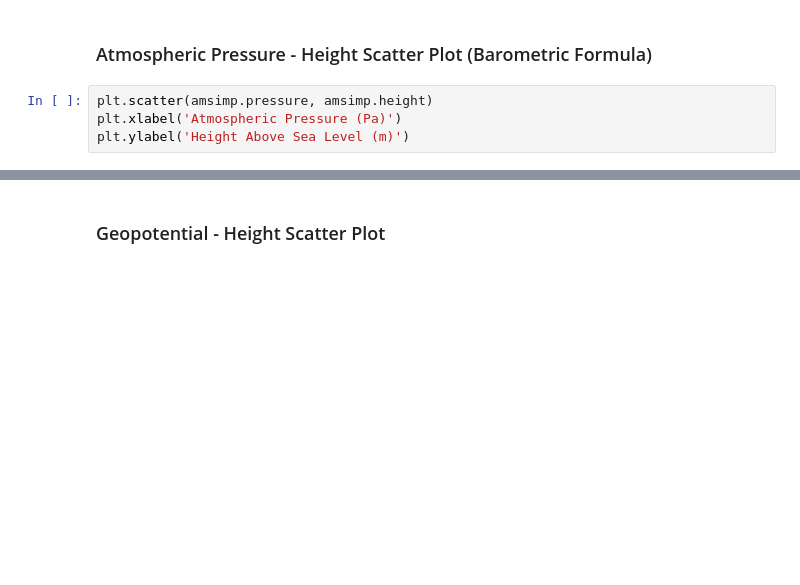
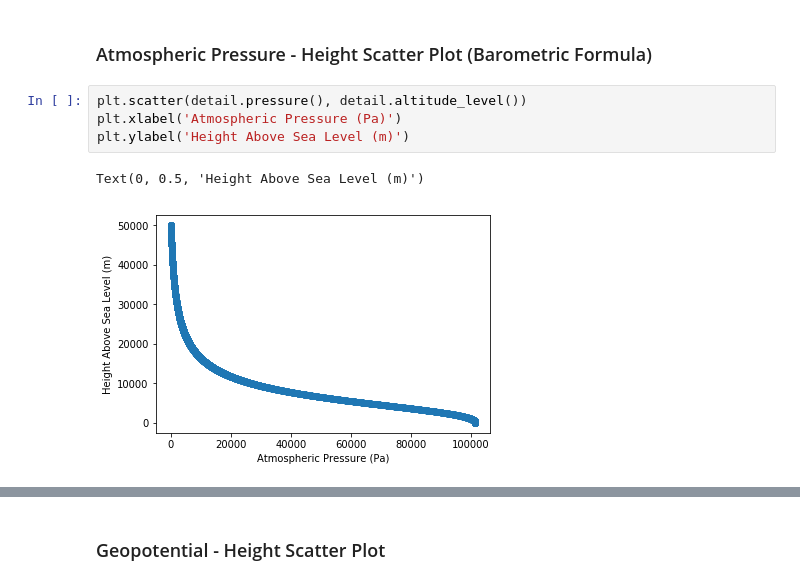
Before and after one commit to amsimp/amsimp, a Jupyter notebook: benchmarking/visualise.ipynb, the cells around one changed output, grey strips where cells are left out. Drawn from its saved outputs; the diff is of its cells as text; blank space fills up the shorter version.

```diff
--- a/benchmarking/visualise.ipynb
+++ b/benchmarking/visualise.ipynb
@@ -19,6 +49,9 @@ plt.ylabel('Zonal Velocity')
 # %% [markdown]
 ### Atmospheric Pressure - Height Scatter Plot (Barometric Formula)
 # %%
-plt.scatter(amsimp.pressure, amsimp.height)
+plt.scatter(detail.pressure(), detail.altitude_level())
 plt.xlabel('Atmospheric Pressure (Pa)')
 plt.ylabel('Height Above Sea Level (m)')
+# %% [output]
+Text(0, 0.5, 'Height Above Sea Level (m)')
+[figure, added]
```
Also changed, not shown: parts of 19 cells of this notebook, 2 other files.
